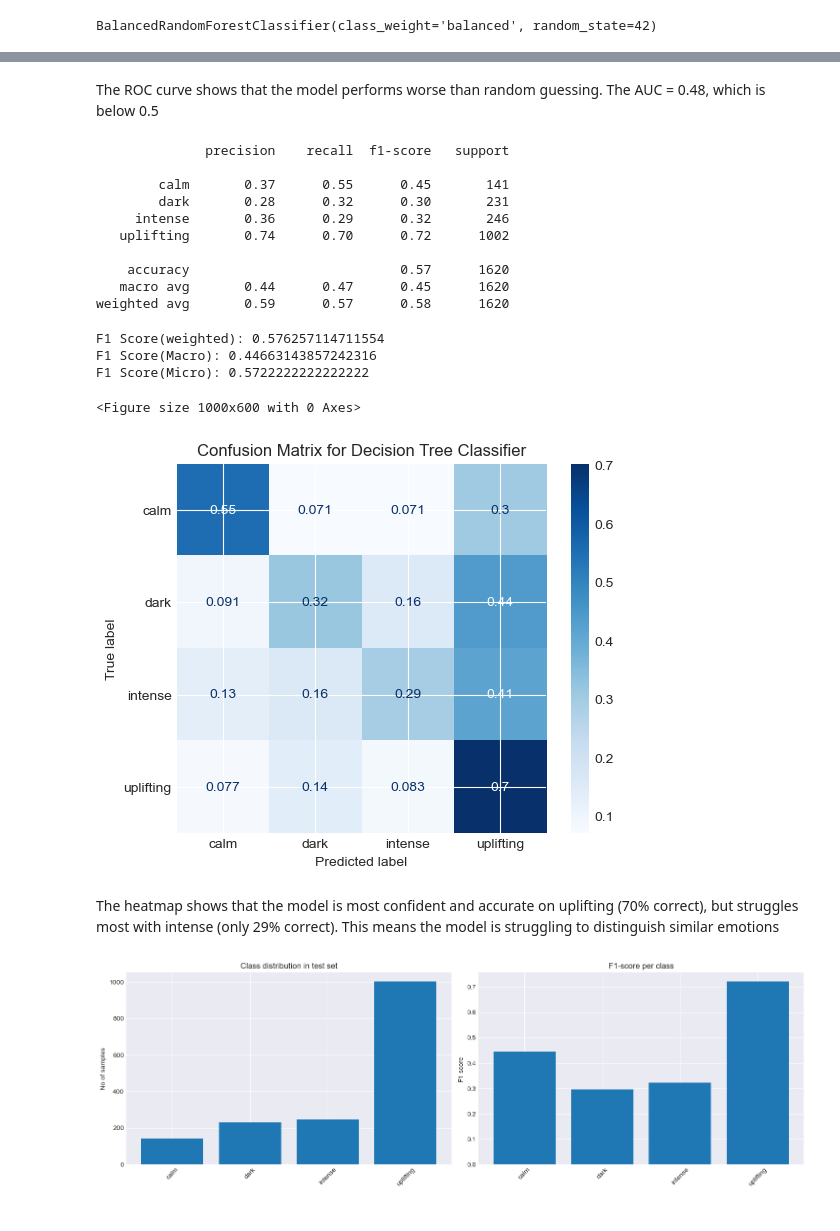
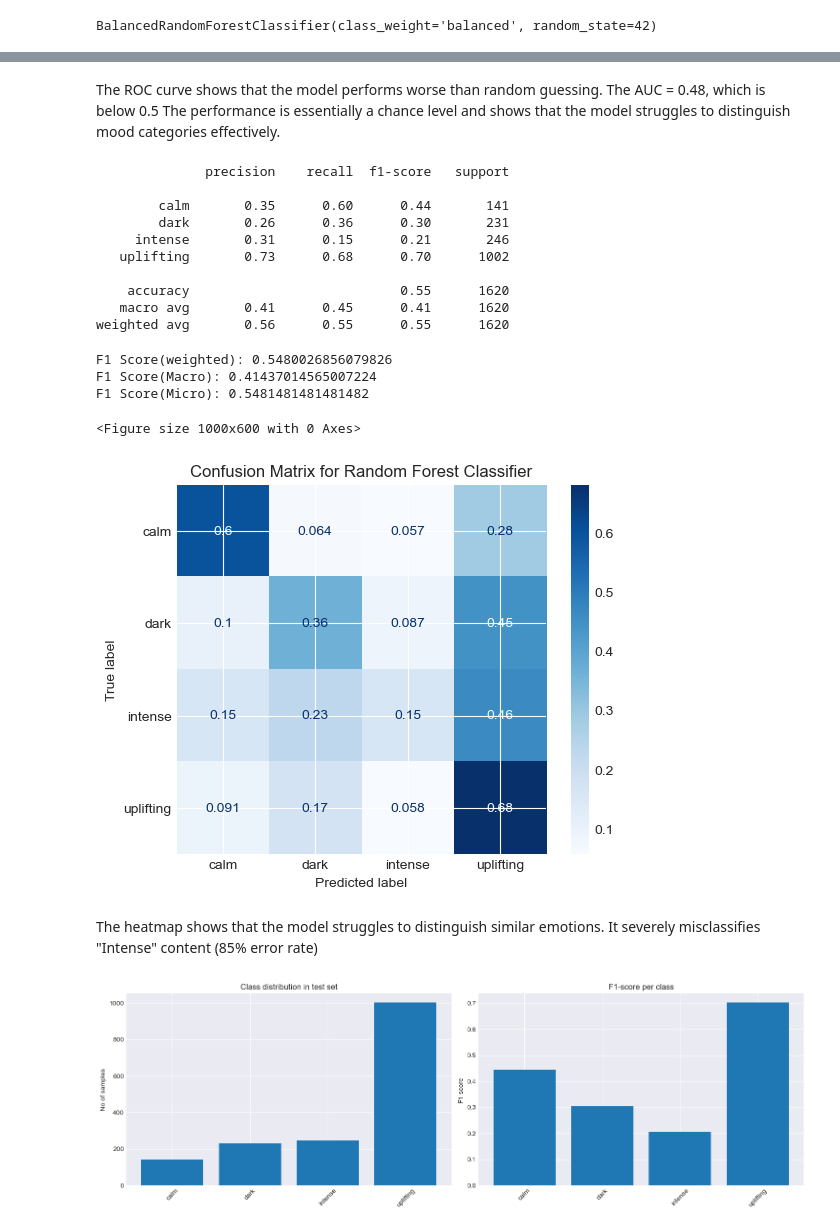
Before and after one commit to mshilacodes/mood-based-movie-recommender, a Jupyter notebook: index.ipynb, the cells around one changed output, grey strips where cells are left out. Saved outputs shown, nothing was run; the diff lists cells and outputs as text; code cells hidden in the pictures.

Commit message:
Edited ROC curves, edited emotion keywords, added captions to graphs and added conclusion

```diff
--- a/index.ipynb
+++ b/index.ipynb
@@ -344,10 +344,10 @@ content['sentiment_subjectivity'] = content['overview'].apply(lambda x: TextBlob
 # %%
 #Create a lexicon that will itereate over the overview and a sign the movie based on the keywords detected
 emotion_words = {
-    'uplifting': ['love', 'hope', 'acceptance', 'authenticity', 'release', 'pride', 'connection', 'joy', 'freedom', 'liberation', 'celebration'],
-    'dark': ['loneliness', 'despair', 'death', 'loss', 'grief', 'tragedy', 'rage', 'nihilism', 'isolation', 'persecution', 'addiction', 'AIDS', 'fear', 'violence'],
-    'intense': ['desire', 'lust', 'obsession', 'tension', 'psychosexual', 'hallucinatory', 'intense', 'battle', 'conflict', 'edge', 'libido', 'transgression'],
-    'calm': ['gentle', 'quiet', 'serene', 'peace', 'introspection', 'tender', 'reflection', 'home', 'family', 'roots', 'memory']
+    'uplifting': ['love', 'hope', 'acceptance', 'authenticity', 'release', 'pride', 'together', 'beautiful', 'freedom', 'romance', 'celebration'],
+    'dark': ['loneliness', 'despair', 'death', 'loss', 'grief', 'tragedy', 'rage','dark', 'murder', 'crime', 'dangerous', 'addiction', 'AIDS', 'fear', 'violence'],
+    'intense': ['drama', 'struggling', 'obsession', 'wild', 'psychosexual', 'hallucinatory', 'intense', 'battle', 'conflict', 'power',  'transgression'],
+    'calm': ['gentle', 'quiet', 'serene', 'peace', 'slowly', 'tender', 'acceptance', 'warm', 'soft', 'comfort', 'stable']
 }
 for emotion, words in emotion_words.items():
     pattern = '|'.join(words)
@@ -435,7 +435,7 @@ from imblearn.ensemble import BalancedRandomForestClassifier
 from sklearn.impute import SimpleImputer
 
 # Impute missing values in X_train
-imputer = SimpleImputer(strategy='mean')
+imputer = SimpleImputer(strategy='constant')
 X_train_imputed = imputer.fit_transform(X_train)
 
 rf = BalancedRandomForestClassifier(n_estimators=100, random_state=42, class_weight='balanced')
@@ -495,6 +495,7 @@ plt.show()
 # %% [markdown]
 The ROC curve shows that the model performs worse than random guessing.
 The AUC = 0.48, which is below 0.5
+The performance is essentially a chance level and shows that the model struggles to distinguish mood categories effectively.
 # %%
 from sklearn.metrics import classification_report
 
@@ -502,14 +503,14 @@ print(classification_report(y_test,y_pred, target_names=rf.classes_))
 # %% [output]
               precision    recall  f1-score   support
 
-        calm       0.37      0.55      0.45       141
-        dark       0.28      0.32      0.30       231
-     intense       0.36      0.29      0.32       246
-   uplifting       0.74      0.70      0.72      1002
+        calm       0.35      0.60      0.44       141
+        dark       0.26      0.36      0.30       231
+     intense       0.31      0.15      0.21       246
+   uplifting       0.73      0.68      0.70      1002
 
-    accuracy                           0.57      1620
-   macro avg       0.44      0.47      0.45      1620
-weighted avg       0.59      0.57      0.58      1620
+    accuracy                           0.55      1620
+   macro avg       0.41      0.45      0.41      1620
+weighted avg       0.56      0.55      0.55      1620
 # %%
 #F1 score
 from sklearn.metrics import f1_score
@@ -521,23 +522,22 @@ print(f'F1 Score(weighted): {f1}')
 print(f'F1 Score(Macro): {f1_macro}')
 print(f'F1 Score(Micro): {f1_micro}')
 # %% [output]
-F1 Score(weighted): 0.576257114711554
-F1 Score(Macro): 0.44663143857242316
-F1 Score(Micro): 0.5722222222222222
+F1 Score(weighted): 0.5480026856079826
+F1 Score(Macro): 0.41437014565007224
+F1 Score(Micro): 0.5481481481481482
 # %%
 #Plotting the results
 from sklearn.metrics import ConfusionMatrixDisplay
 
 plt.figure(figsize=(10,6))
 ConfusionMatrixDisplay.from_estimator(rf, X_test_imputed, y_test, cmap='Blues', normalize='true')
-plt.title('Confusion Matrix for Decision Tree Classifier')
+plt.title('Confusion Matrix for Random Forest Classifier')
 plt.show()
 # %% [output]
 <Figure size 1000x600 with 0 Axes>
-[figure, old version]
+[figure, new version]
 # %% [markdown]
-The heatmap shows that the model is most confident and accurate on uplifting (70% correct), but struggles most with intense (only 29% correct).
-This means the model is struggling to distinguish similar emotions
+The heatmap shows that the model struggles to distinguish similar emotions. It severely  misclassifies "Intense" content (85% error rate)
 # %%
 from sklearn.metrics import classification_report
 
@@ -566,7 +566,7 @@ ax2.tick_params(axis='x', rotation=45)
 plt.tight_layout()
 plt.show()
 # %% [output]
-[figure, old version]
+[figure, new version]
 # %% [markdown]
 From the bar graphs above, I learnt that uplifting dominates the test set while calm has fewer samples.
 
```
Also changed, not shown: parts of 19 cells of this notebook.
